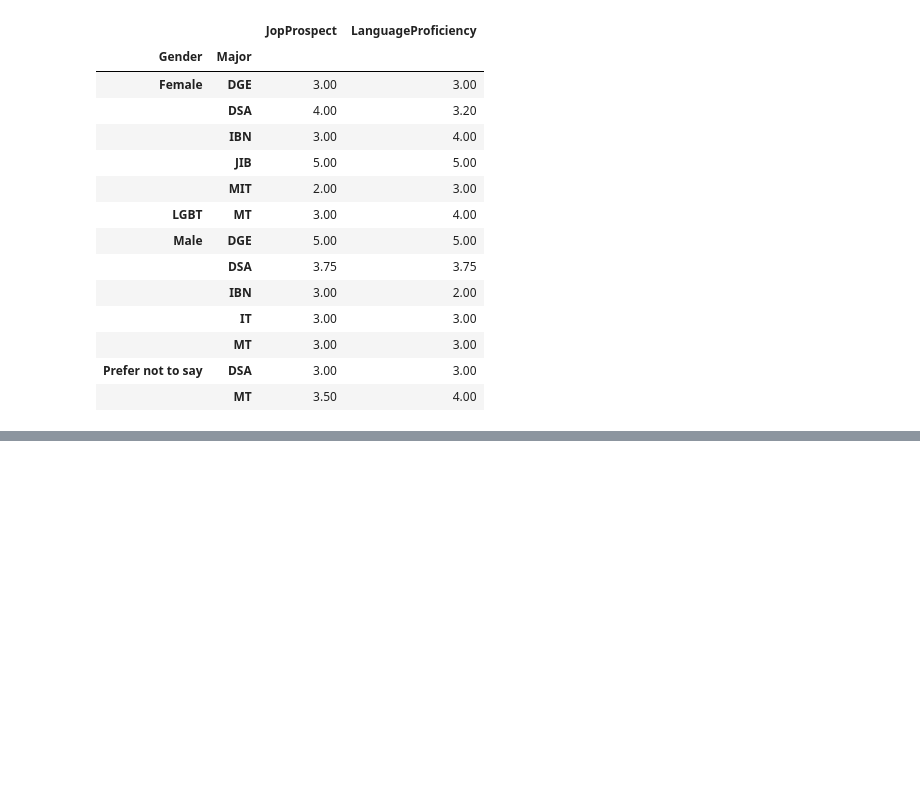
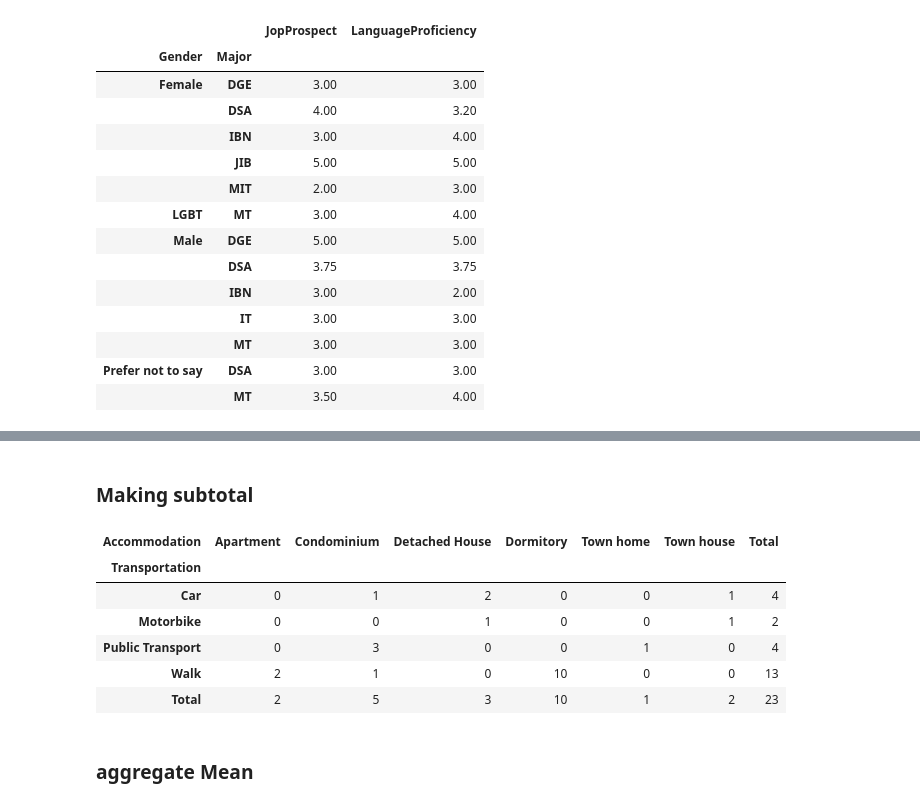
Before and after one commit to voravarun/DSA-206, a Jupyter notebook: Survey.ipynb, the cells around one changed output, grey strips where cells are left out. Drawn from its saved outputs; the diff is of its cells as text; code cells hidden in the pictures; blank space fills up the shorter version.

```diff
--- a/Survey.ipynb
+++ b/Survey.ipynb
@@ -359,0 +392,14 @@ table
+# %% [markdown]
+### Making subtotal
+# %%
+pd.crosstab(df.Transportation, df.Accommodation, margins=True, margins_name="Total")
+# %% [output]
+| Accommodation | Apartment | Condominium | Detached House | Dormitory | Town home | Town house | Total |
+| Transportation |  |  |  |  |  |  |  |
+| Car | 0 | 1 | 2 | 0 | 0 | 1 | 4 |
+| Motorbike | 0 | 0 | 1 | 0 | 0 | 1 | 2 |
+| Public Transport | 0 | 3 | 0 | 0 | 1 | 0 | 4 |
+| Walk | 2 | 1 | 0 | 10 | 0 | 0 | 13 |
+| Total | 2 | 5 | 3 | 10 | 1 | 2 | 23 |
+# %% [markdown]
+### aggregate Mean
```
Also changed, not shown: parts of 25 cells of this notebook, 2 other files.
